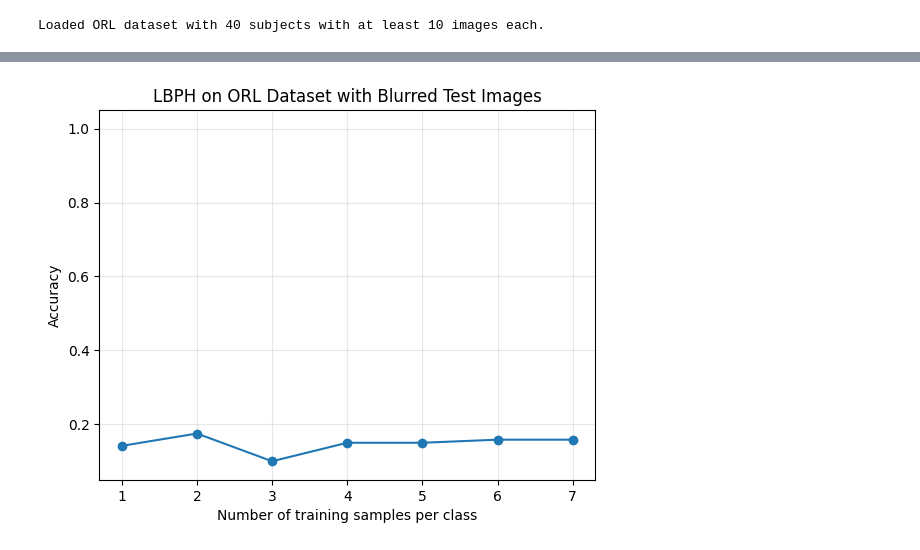
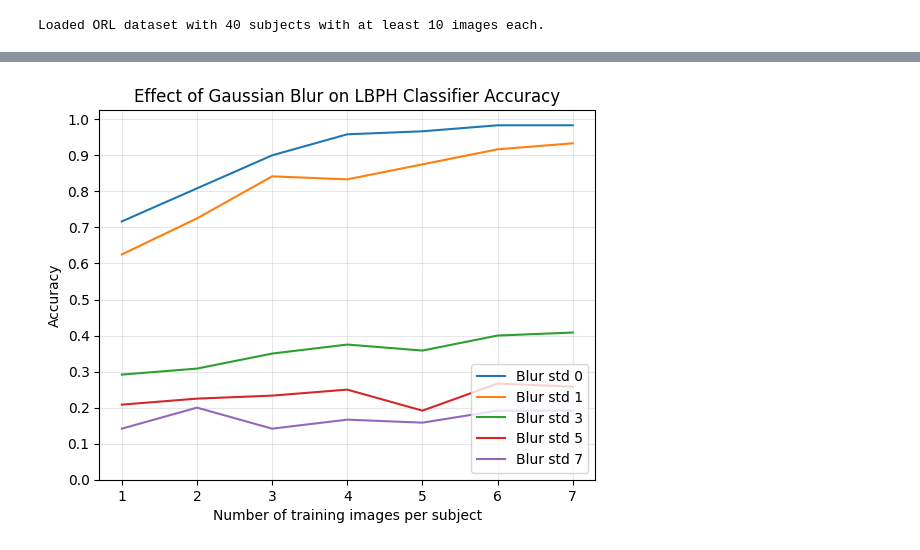
Before and after one commit to JeanJNMV/MDS-VIC_Face_Recognition, a Jupyter notebook: notebooks/J_01_experiments.ipynb, the cells around one changed output, grey strips where cells are left out. Drawn from its saved outputs; the diff is of its cells as text; code cells hidden in the pictures.

Commit message:
make parallel version in matrics and more exp

```diff
--- a/notebooks/J_01_experiments.ipynb
+++ b/notebooks/J_01_experiments.ipynb
@@ -41,0 +65,14 @@ plt.show()
+# %%
+fig = plt.figure()
+
+for noise_std, scores in results_noise.items():
+    scores = [scores[ts] for ts in train_sizes]
+    plt.plot(train_sizes, scores, label=f"Blur std {noise_std}")
+
+plt.xlabel("Number of training images per subject")
+plt.ylabel("Accuracy")
+plt.title("Effect of Gaussian Noise on LBPH Classifier Accuracy")
+plt.grid(True, alpha=0.3)
+plt.yticks(np.arange(0, 1.1, 0.1))
+plt.legend(loc="lower right")
+plt.show()
@@ -42,19 +81,27 @@ plt.show()
 # %%
-new_data, new_test_idx = transform_test_set(
-    data, test_idx, operation="blur", blur_std=10
-)
-accuracy_scores, conf_matrices = get_metrics_vs_train_size(
-    model, train_sizes, new_data, new_test_idx, pool_idx, seed=0
-)
+blur_stds = [0, 1, 3, 5, 7]
+results_blur = {}
+for std in blur_stds:
+    new_data, new_test_idx = transform_test_set(
+        data, test_idx, operation="blur", blur_std=std
+    )
+    accuracy_scores, _ = get_metrics_vs_train_size_joblib(
+        make_lbph, train_sizes, new_data, new_test_idx, pool_idx, seed=0, n_jobs=4
+    )
+    results_blur[std] = accuracy_scores
 # %%
 fig = plt.figure()
-plt.plot(train_sizes, accuracy_scores.values(), marker="o")
-plt.title("LBPH on ORL Dataset with Blurred Test Images")
-plt.xlabel("Number of training samples per class")
+
+for blur_std, scores in results_blur.items():
+    scores = [scores[ts] for ts in train_sizes]
+    plt.plot(train_sizes, scores, label=f"Blur std {blur_std}")
+
+plt.xlabel("Number of training images per subject")
 plt.ylabel("Accuracy")
-plt.xticks(train_sizes)
+plt.title("Effect of Gaussian Blur on LBPH Classifier Accuracy")
 plt.grid(True, alpha=0.3)
-plt.ylim(min(accuracy_scores.values()) - 0.05, 1.05)
+plt.yticks(np.arange(0, 1.1, 0.1))
+plt.legend(loc="lower right")
 plt.show()
 # %% [output]
-[figure, old version]
+[figure, new version]
```
Also changed, not shown: parts of 10 cells of this notebook, 2 other files.
